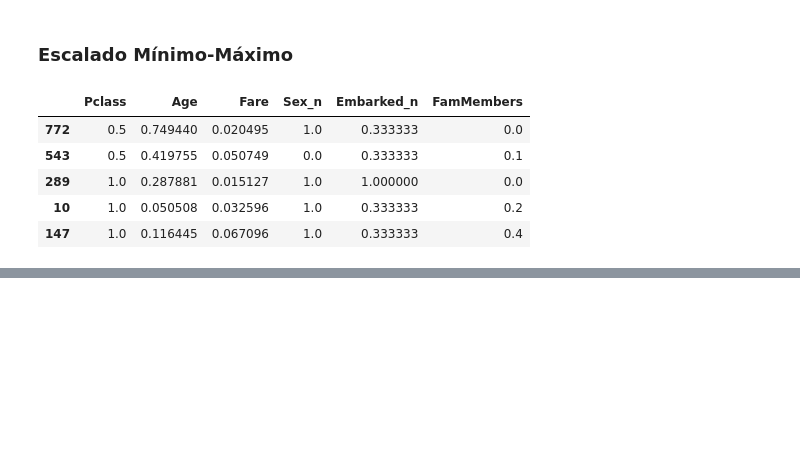
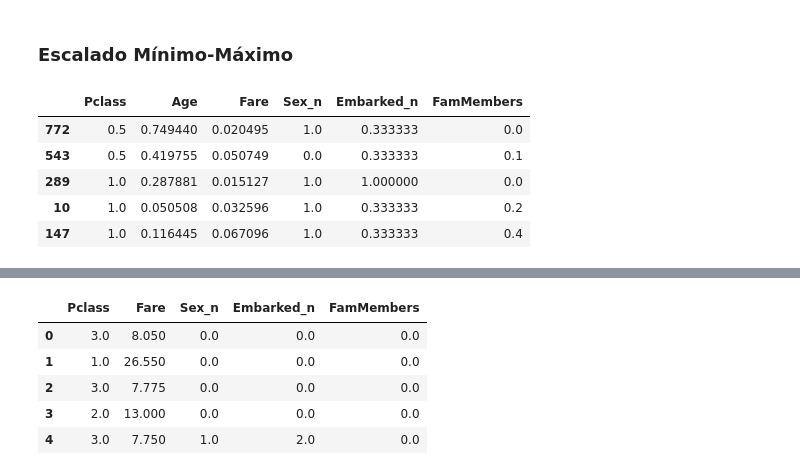
Before and after one commit to pjparreaza/EDA_PRACTICA_PEDRO, a Jupyter notebook: EDA_Practica.ipynb, the cells around one changed output, grey strips where cells are left out. Cells and saved outputs as stored; diff of their text form; code cells hidden in the pictures; blank space fills up the shorter version.

```diff
--- a/EDA_Practica.ipynb
+++ b/EDA_Practica.ipynb
@@ -461,0 +482,9 @@ X_train_scal.head()
+# %%
+X_test_sel.head()
+# %% [output]
+|  | Pclass | Fare | Sex_n | Embarked_n | FamMembers |
+| 0 | 3.0 | 8.050 | 0.0 | 0.0 | 0.0 |
+| 1 | 1.0 | 26.550 | 0.0 | 0.0 | 0.0 |
+| 2 | 3.0 | 7.775 | 0.0 | 0.0 | 0.0 |
+| 3 | 2.0 | 13.000 | 0.0 | 0.0 | 0.0 |
+| 4 | 3.0 | 7.750 | 1.0 | 2.0 | 0.0 |
```
Also changed, not shown: parts of 5 cells of this notebook.
